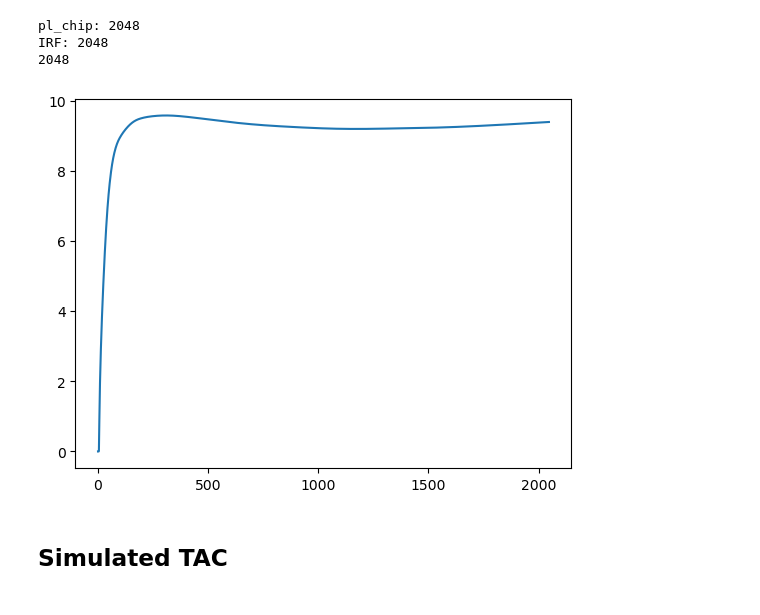
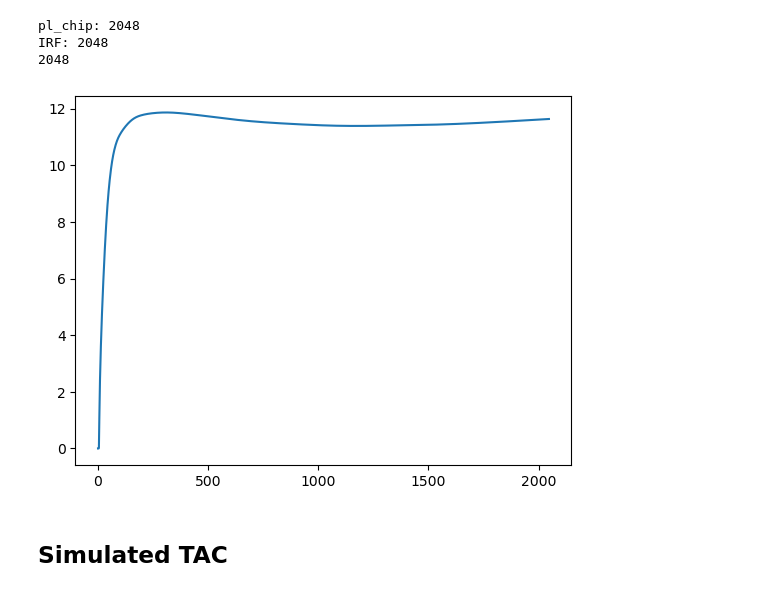
Before and after one commit to QuimSerraFaber/MSc-Thesis, a Jupyter notebook: Tests.ipynb, the cells around one changed output. Saved outputs shown, nothing was run; the diff lists cells and outputs as text; code cells hidden in the pictures.

```diff
--- a/Tests.ipynb
+++ b/Tests.ipynb
@@ -344,12 +344,12 @@ IRF: 2048
 2048
 # %%
 #Divide simulated tac values by constant
-simulated_c_tissue_values = [x / 1.238 for x in simulated_c_tissue_values]
+#simulated_c_tissue_values = [x / 1.238 for x in simulated_c_tissue_values]
 
 plt.plot(simulated_c_tissue_values)
 plt.show()
 # %% [output]
-[figure, old version]
+[figure, new version]
 # %% [markdown]
 <h2>Simulated TAC <h2>
 # %%
```
Also changed, not shown: parts of 10 cells of this notebook.
